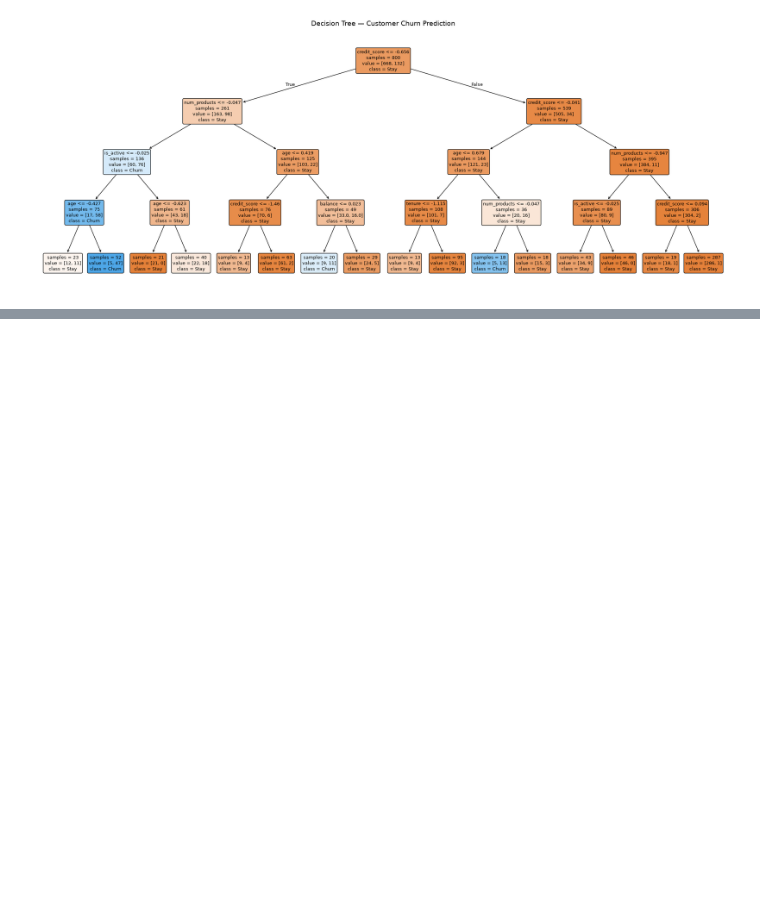
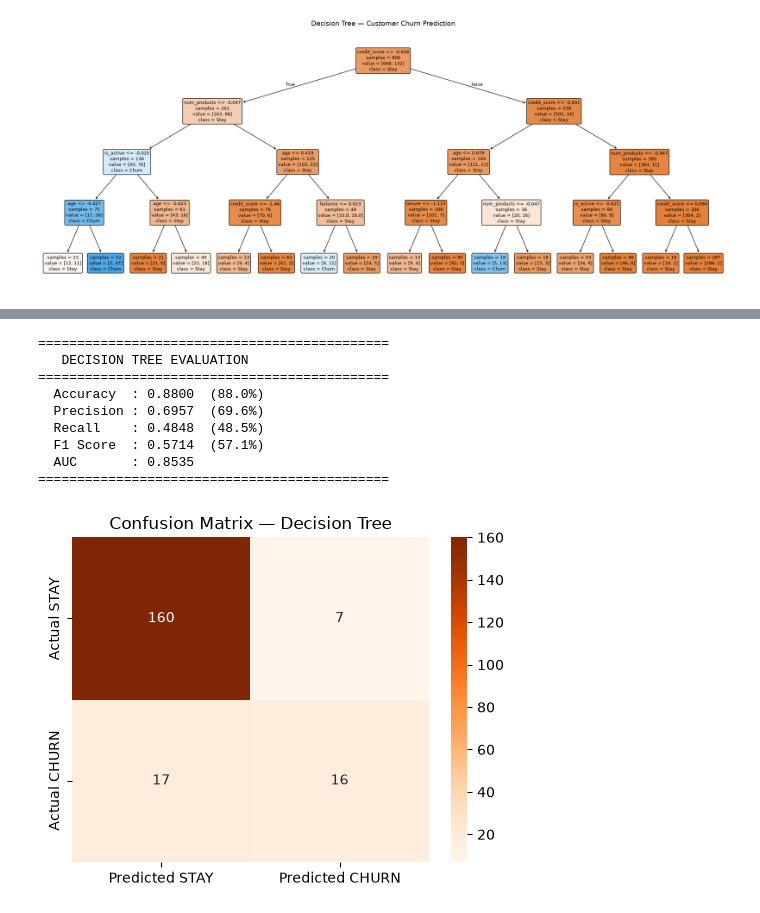
Before and after one commit to pa1nagar/supervise_ml, a Jupyter notebook: project_classification.ipynb, the cells around one changed output, grey strips where cells are left out. Drawn from its saved outputs; the diff is of its cells as text; code cells hidden in the pictures; blank space fills up the shorter version.

```diff
--- a/project_classification.ipynb
+++ b/project_classification.ipynb
@@ -690,0 +725,41 @@ plt.show()
+# %%
+
+y_pred_dt = dt_model.predict(X_test_scaled)
+y_prob_dt = dt_model.predict_proba(X_test_scaled)[:, 1]
+
+accuracy_dt  = accuracy_score(y_test, y_pred_dt)
+precision_dt = precision_score(y_test, y_pred_dt)
+recall_dt    = recall_score(y_test, y_pred_dt)
+f1_dt        = f1_score(y_test, y_pred_dt)
+auc_dt       = roc_auc_score(y_test, y_prob_dt)
+
+print("=" * 45)
+print("   DECISION TREE EVALUATION")
+print("=" * 45)
+print(f"  Accuracy  : {accuracy_dt:.4f}  ({accuracy_dt*100:.1f}%)")
+print(f"  Precision : {precision_dt:.4f}  ({precision_dt*100:.1f}%)")
+print(f"  Recall    : {recall_dt:.4f}  ({recall_dt*100:.1f}%)")
+print(f"  F1 Score  : {f1_dt:.4f}  ({f1_dt*100:.1f}%)")
+print(f"  AUC       : {auc_dt:.4f}")
+print("=" * 45)
+
+# Confusion matrix
+cm_dt = confusion_matrix(y_test, y_pred_dt)
+plt.figure(figsize=(5, 4))
+sns.heatmap(cm_dt, annot=True, fmt='d', cmap='Oranges',
+            xticklabels=['Predicted STAY', 'Predicted CHURN'],
+            yticklabels=['Actual STAY',    'Actual CHURN'])
+plt.title("Confusion Matrix — Decision Tree", fontsize=12)
+plt.tight_layout()
+plt.show()
+# %% [output]
+=============================================
+   DECISION TREE EVALUATION
+=============================================
+  Accuracy  : 0.8800  (88.0%)
+  Precision : 0.6957  (69.6%)
+  Recall    : 0.4848  (48.5%)
+  F1 Score  : 0.5714  (57.1%)
+  AUC       : 0.8535
+=============================================
+[figure, added]
```
Also changed, not shown: parts of 8 cells of this notebook.
